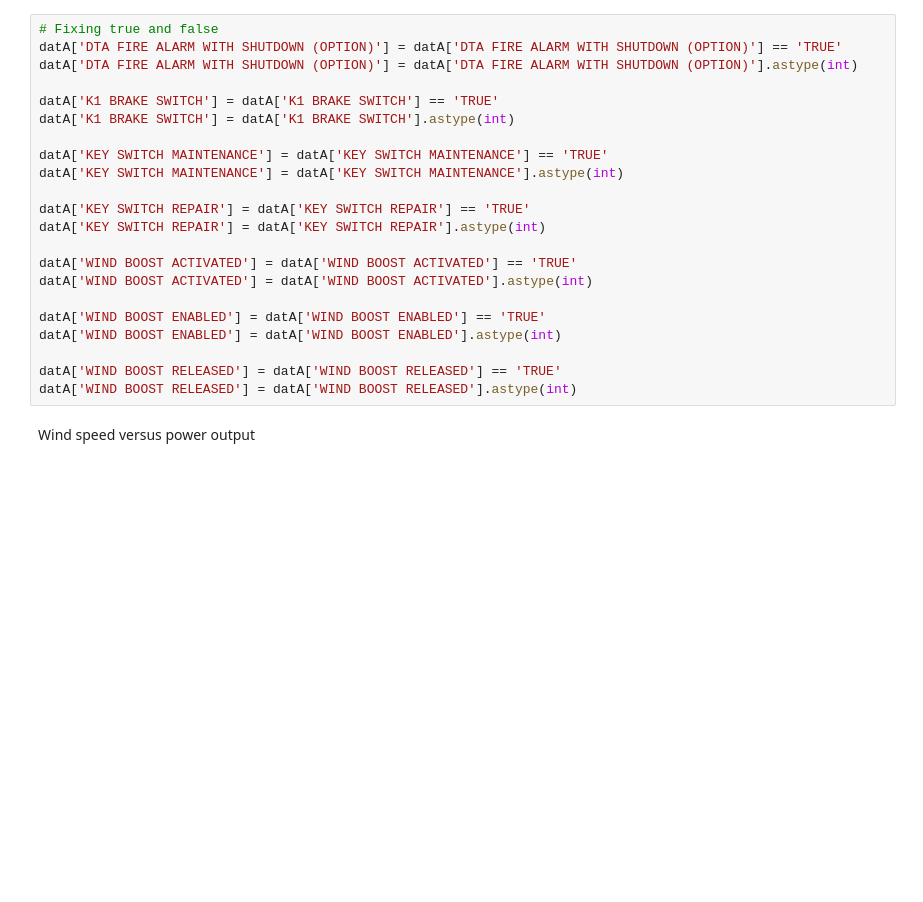
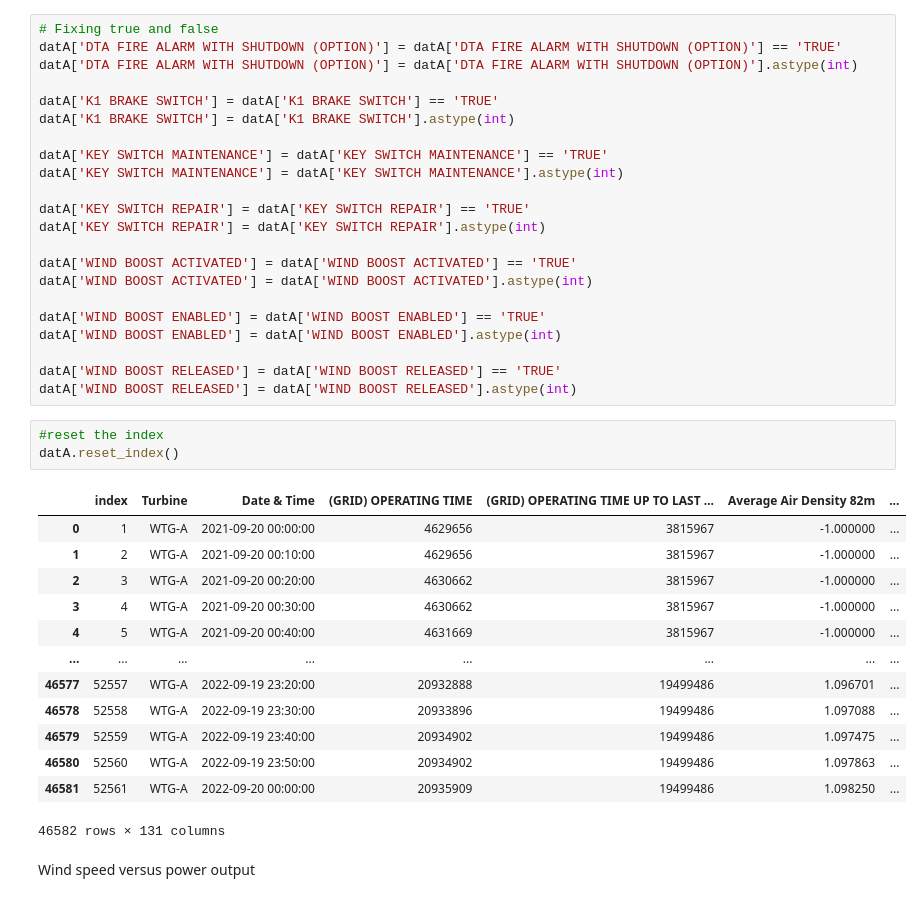
Before and after one commit to Cmerdman/hack2022, a Jupyter notebook: AEP.ipynb, the cells around one changed output. Drawn from its saved outputs; the diff is of its cells as text; blank space fills up the shorter version.

```diff
--- a/AEP.ipynb
+++ b/AEP.ipynb
@@ -405,6 +405,23 @@ datA['WIND BOOST ENABLED'] = datA['WIND BOOST ENABLED'].astype(int)
 
 datA['WIND BOOST RELEASED'] = datA['WIND BOOST RELEASED'] == 'TRUE'
 datA['WIND BOOST RELEASED'] = datA['WIND BOOST RELEASED'].astype(int)
+# %%
+#reset the index
+datA.reset_index()
+# %% [output]
+|  | index | Turbine | Date & Time | (GRID) OPERATING TIME | (GRID) OPERATING TIME UP TO LAST ... | Average Air Density 82m | ... |
+| 0 | 1 | WTG-A | 2021-09-20 00:00:00 | 4629656 | 3815967 | -1.000000 | ... |
+| 1 | 2 | WTG-A | 2021-09-20 00:10:00 | 4629656 | 3815967 | -1.000000 | ... |
+| 2 | 3 | WTG-A | 2021-09-20 00:20:00 | 4630662 | 3815967 | -1.000000 | ... |
+| 3 | 4 | WTG-A | 2021-09-20 00:30:00 | 4630662 | 3815967 | -1.000000 | ... |
+| 4 | 5 | WTG-A | 2021-09-20 00:40:00 | 4631669 | 3815967 | -1.000000 | ... |
+| ... | ... | ... | ... | ... | ... | ... | ... |
+| 46577 | 52557 | WTG-A | 2022-09-19 23:20:00 | 20932888 | 19499486 | 1.096701 | ... |
+| 46578 | 52558 | WTG-A | 2022-09-19 23:30:00 | 20933896 | 19499486 | 1.097088 | ... |
+| 46579 | 52559 | WTG-A | 2022-09-19 23:40:00 | 20934902 | 19499486 | 1.097475 | ... |
+| 46580 | 52560 | WTG-A | 2022-09-19 23:50:00 | 20934902 | 19499486 | 1.097863 | ... |
+| 46581 | 52561 | WTG-A | 2022-09-20 00:00:00 | 20935909 | 19499486 | 1.098250 | ... |
+46582 rows × 131 columns
 # %% [markdown]
 Wind speed versus power output
 # %%
```
Also changed, not shown: parts of 4 cells of this notebook.
